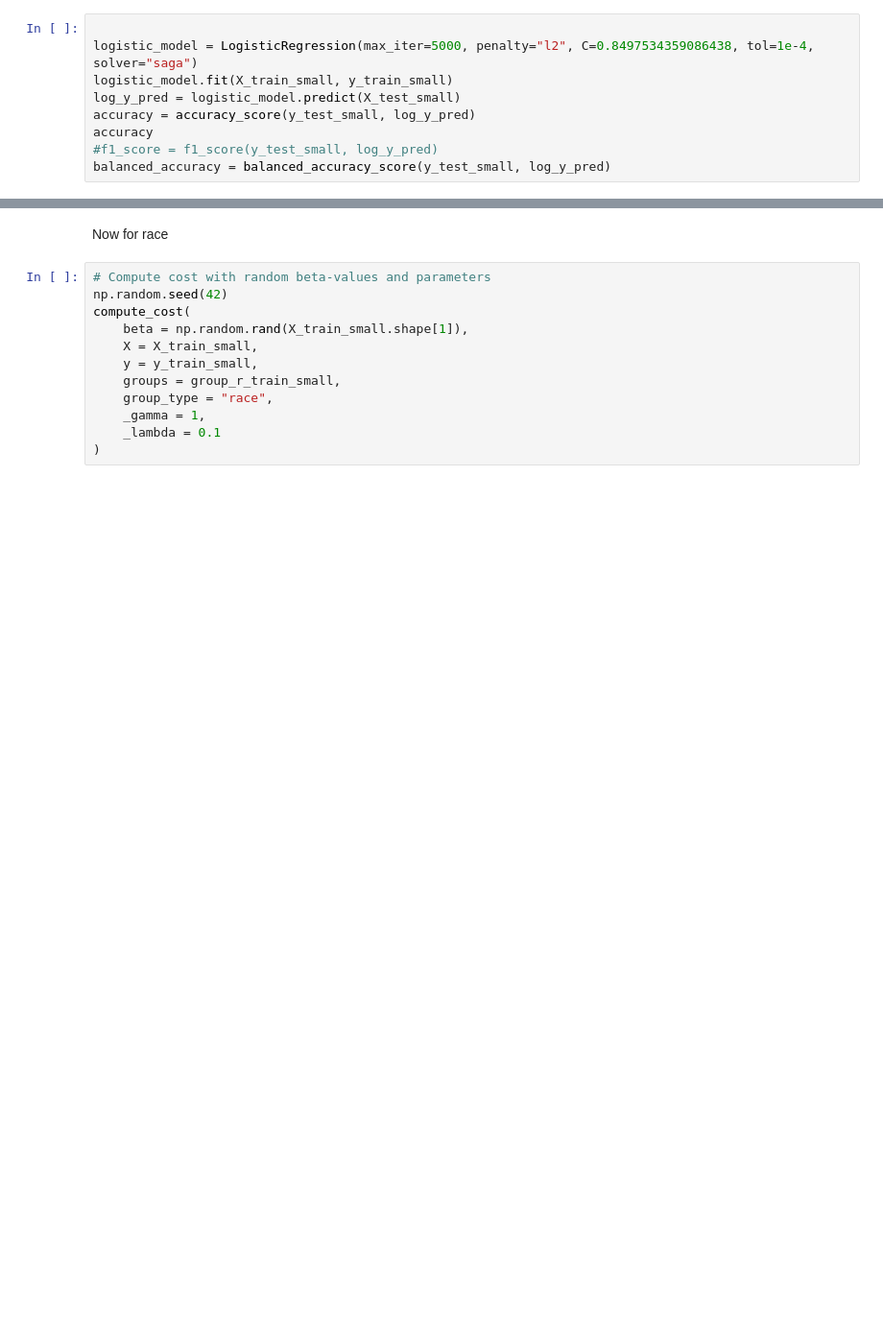
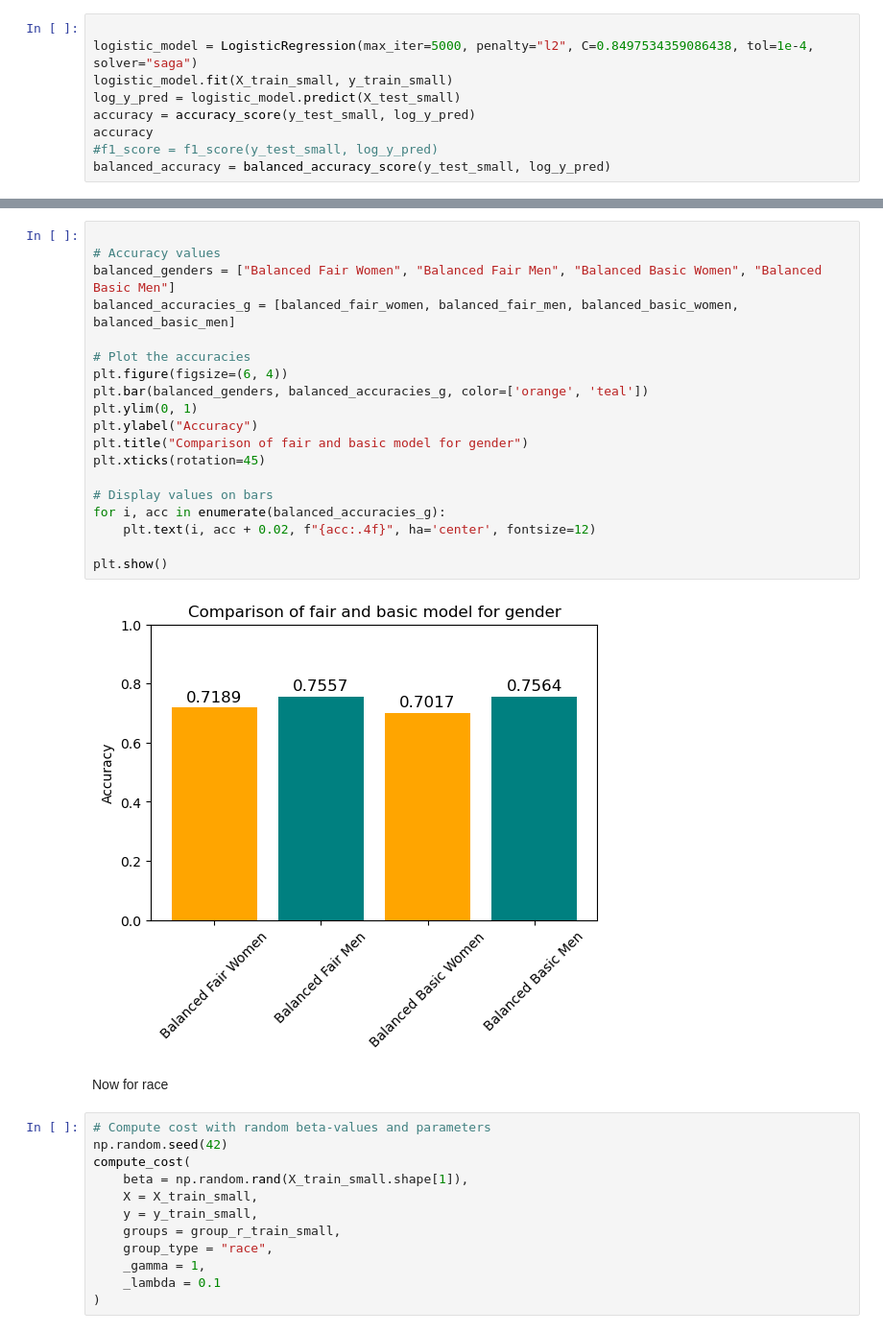
Before and after one commit to AlteaF/Algorithmic_Fairness_2025, a Jupyter notebook: ass2/afae25-assignment-02-template.ipynb, the cells around one changed output, grey strips where cells are left out. Shown at 96% size. Drawn from its saved outputs; the diff is of its cells as text; blank space fills up the shorter version.

```diff
--- a/ass2/afae25-assignment-02-template.ipynb
+++ b/ass2/afae25-assignment-02-template.ipynb
@@ -1007,3 +1080,24 @@ Group 2: 0.701
+# %%
+
+# Accuracy values
+balanced_genders = ["Balanced Fair Women", "Balanced Fair Men", "Balanced Basic Women", "Balanced Basic Men"]
+balanced_accuracies_g = [balanced_fair_women, balanced_fair_men, balanced_basic_women, balanced_basic_men]
+
+# Plot the accuracies
+plt.figure(figsize=(6, 4))
+plt.bar(balanced_genders, balanced_accuracies_g, color=['orange', 'teal'])
+plt.ylim(0, 1)
+plt.ylabel("Accuracy")
+plt.title("Comparison of fair and basic model for gender")
+plt.xticks(rotation=45)
+
+# Display values on bars
+for i, acc in enumerate(balanced_accuracies_g):
+    plt.text(i, acc + 0.02, f"{acc:.4f}", ha='center', fontsize=12)
+
+plt.show()
+# %% [output]
+[figure, added]
 # %% [markdown]
 Now for race
 # %%
```
Also changed, not shown: parts of 30 cells of this notebook, 2 other files.
